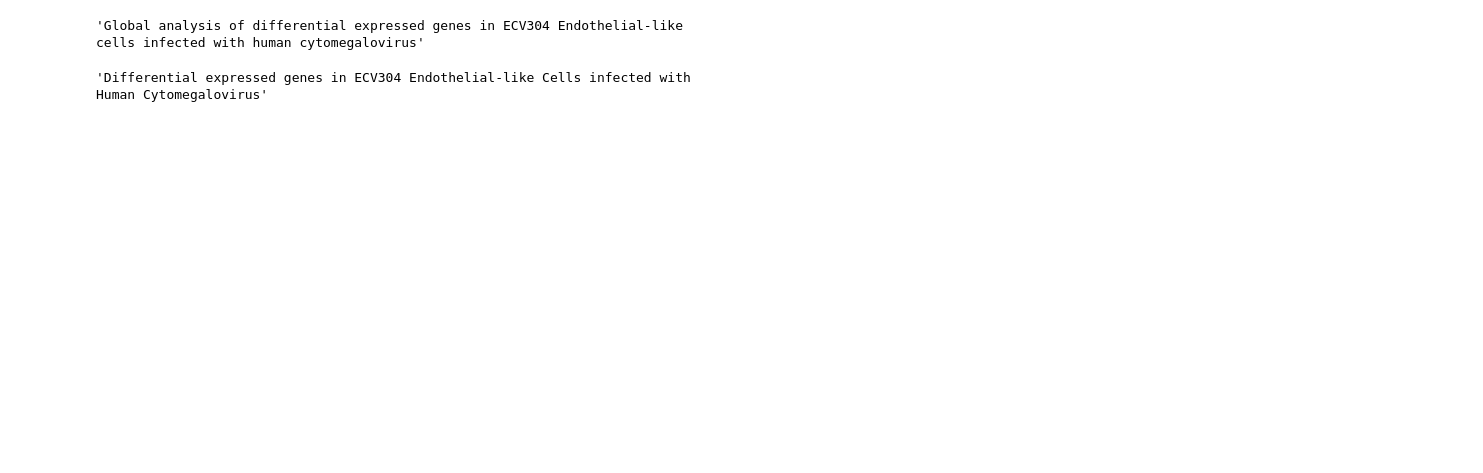
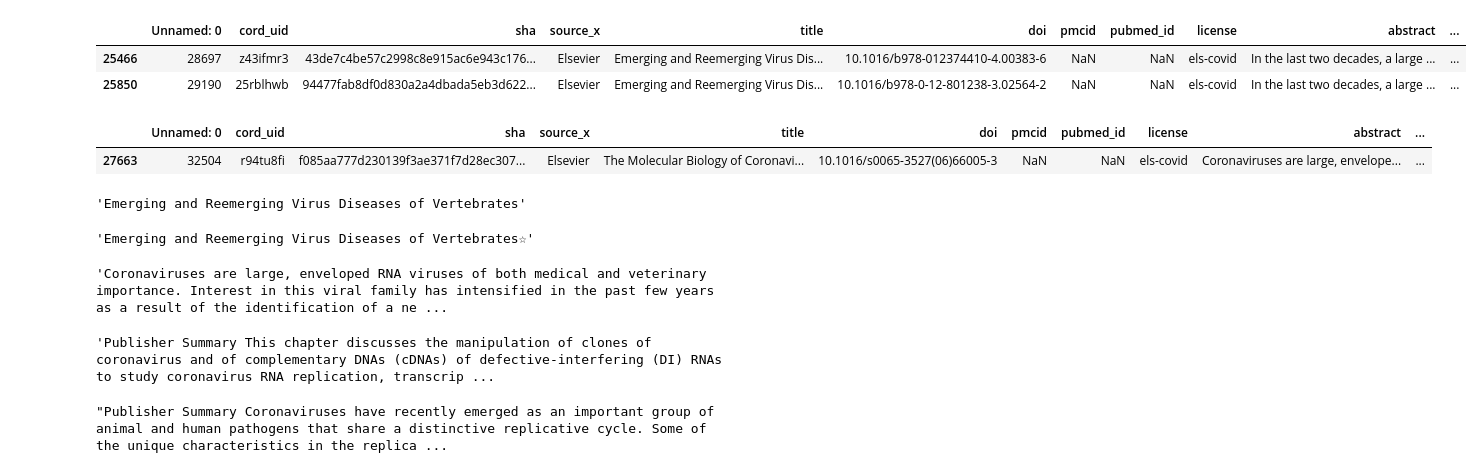
Before and after one commit to ValerianRey/Browser-19, a Jupyter notebook: Duplicate_Preprocess.ipynb, the cells around one changed output. Cells and saved outputs as stored; diff of their text form; code cells hidden in the pictures; blank space fills up the shorter version.

```diff
--- a/Duplicate_Preprocess.ipynb
+++ b/Duplicate_Preprocess.ipynb
@@ -16,9 +16,20 @@ def read_metadata(path):
     return df
 # %%
 #METADATA_PATH = 'data/metadata_new_new.csv'
-METADATA_PATH = 'data/metadata_new_new.csv'
+METADATA_PATH = 'data/metadata_processed.csv'
 
 df_meta = read_metadata(METADATA_PATH)
 abstracts = [a for a in df_meta['abstract']]
 titles = df_meta['title'].reset_index(drop=True)
+# %%
+title_values = df_meta['title'].value_counts()
+# %%
+# Replace duplicate title with: title v0, title v1, title v2, ...
+for title, n in title_values.iteritems():
+    if n >= 2:
+        i = 0
+        for idx, series in df_meta[df_meta['title'] == title].iterrows():
+            series['title'] = series['title'] + ' #' + repr(i)
+            df_meta.iloc[idx] = series
+            i += 1
 # %%
@@ -48,8 +66,31 @@ Protocolo para la atención de personas con sos...
+# %%
+df_meta[df_meta['abstract'] == "In the last two decades, a large number of new viruses have been discovered, many of which are pathogenic in humans or other vertebrates. Among the more important causes of virus emergence have been changes in human behavior, population, and increases in travel to distant countries. In addition, the application of new molecular technologies has led to the recognition of many viruses that hitherto went undetected. Many of the new, emerging viruses have an RNA genome, and many are zoonoses. The spread of human immunodeficiency virus, causing acquired immune deficiency syndrome, and the use of immunosuppressive drugs following transplant surgery, have increased the numbers of people in the population that are highly susceptible to emerging virus infections. The threat of a new pandemic of influenza virus in the human population stresses the need for development of better methods for detection, surveillance, and control of emerging virus diseases."]
+# %% [output]
+|  | Unnamed: 0 | cord_uid | sha | source_x | title | doi | pmcid | pubmed_id | license | abstract | ... |
+| 25466 | 28697 | z43ifmr3 | 43de7c4be57c2998c8e915ac6e943c176... | Elsevier | Emerging and Reemerging Virus Dis... | 10.1016/b978-012374410-4.00383-6 | NaN | NaN | els-covid | In the last two decades, a large ... | ... |
+| 25850 | 29190 | 25rblhwb | 94477fab8df0d830a2a4dbada5eb3d622... | Elsevier | Emerging and Reemerging Virus Dis... | 10.1016/b978-0-12-801238-3.02564-2 | NaN | NaN | els-covid | In the last two decades, a large ... | ... |
+# %%
+df_meta[df_meta['title'] == 'The Molecular Biology of Coronaviruses #0']
+# %% [output]
+|  | Unnamed: 0 | cord_uid | sha | source_x | title | doi | pmcid | pubmed_id | license | abstract | ... |
+| 27663 | 32504 | r94tu8fi | f085aa777d230139f3ae371f7d28ec307... | Elsevier | The Molecular Biology of Coronavi... | 10.1016/s0065-3527(06)66005-3 | NaN | NaN | els-covid | Coronaviruses are large, envelope... | ... |
 # %%
-df_meta.iloc[19253]['title']
+df_meta.iloc[25466]['title']
 # %% [output]
-'Global analysis of differential expressed genes in ECV304 Endothelial-like cells infected with human cytomegalovirus'
+'Emerging and Reemerging Virus Diseases of Vertebrates'
 # %%
-df_meta.iloc[21712]['title']
+df_meta.iloc[25850]['title']
 # %% [output]
-'Differential expressed genes in ECV304 Endothelial-like Cells infected with Human Cytomegalovirus'
+'Emerging and Reemerging Virus Diseases of Vertebrates☆'
+# %%
+df_meta.iloc[27663]['abstract']
+# %% [output]
+'Coronaviruses are large, enveloped RNA viruses of both medical and veterinary importance. Interest in this viral family has intensified in the past few years as a result of the identification of a ne ...
+# %%
+df_meta.iloc[27687]['abstract']
+# %% [output]
+'Publisher Summary This chapter discusses the manipulation of clones of coronavirus and of complementary DNAs (cDNAs) of defective-interfering (DI) RNAs to study coronavirus RNA replication, transcrip ...
+# %%
+df_meta.iloc[27698]['abstract']
+# %% [output]
+"Publisher Summary Coronaviruses have recently emerged as an important group of animal and human pathogens that share a distinctive replicative cycle. Some of the unique characteristics in the replica ...
```
Also changed, not shown: parts of 5 cells of this notebook, 4 other files.
